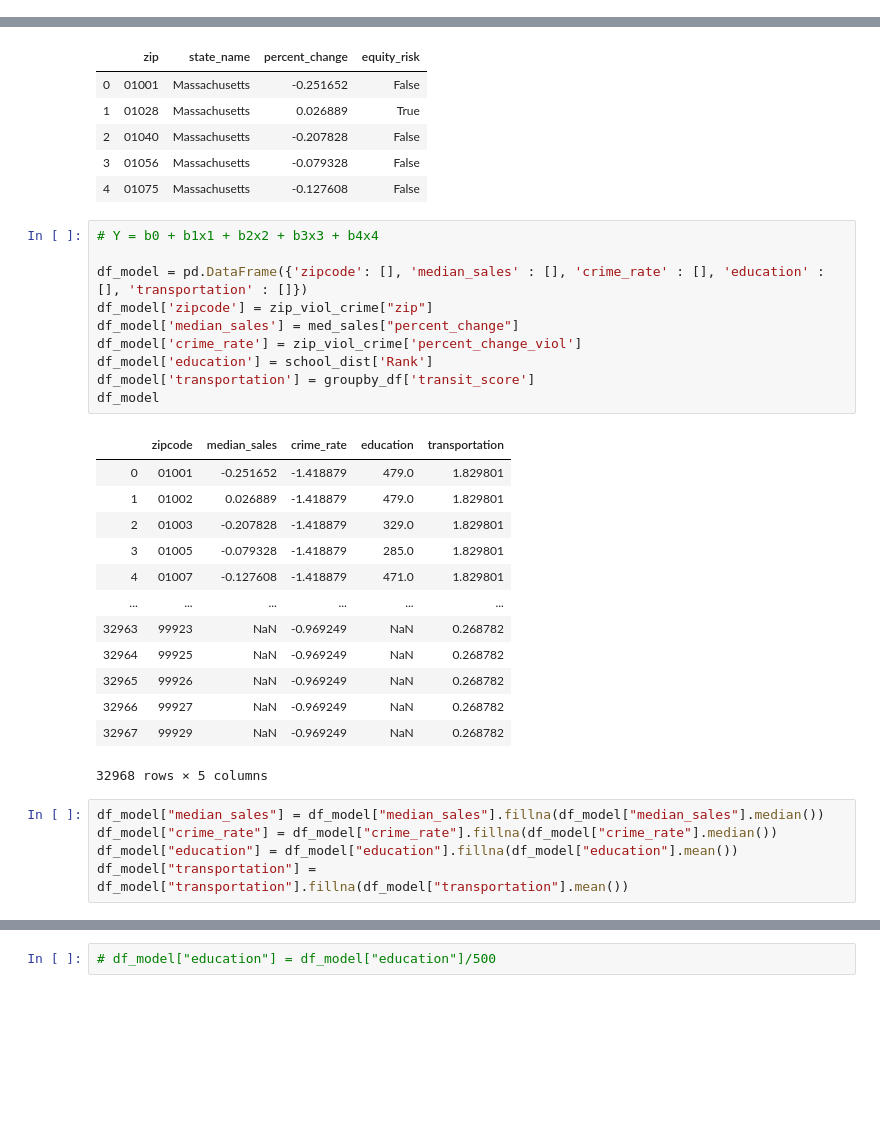
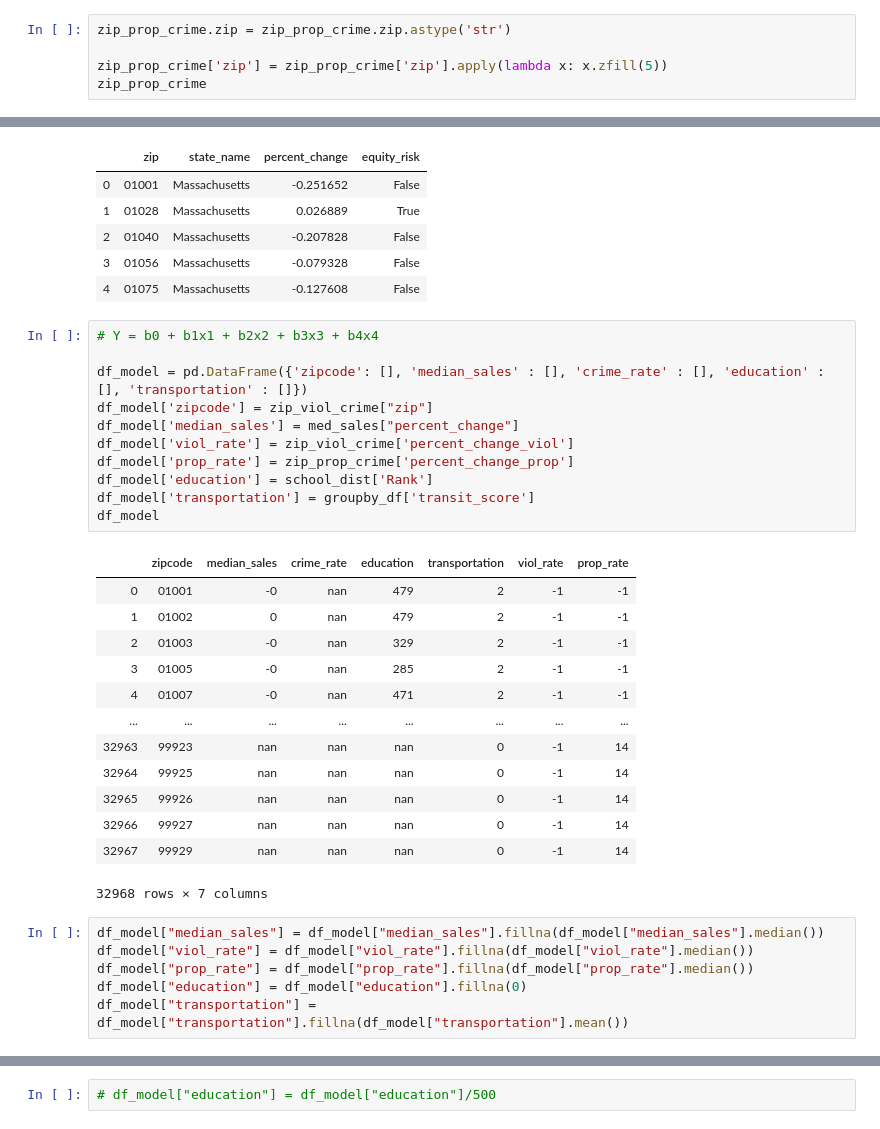
Before and after one commit to bishdj22/HomeSlice, a Jupyter notebook: Logistic_Regression_Model.ipynb, the cells around one changed output, grey strips where cells are left out. Saved outputs shown, nothing was run; the diff lists cells and outputs as text; blank space fills up the shorter version.

```diff
--- a/Logistic_Regression_Model.ipynb
+++ b/Logistic_Regression_Model.ipynb
@@ -402,3 +401,8 @@ zip_viol_crime
 | 32966 | 99927 | Alaska | 104.3 | 88.9 | 91.5 | 109.7 | 150.0 | 149.0 | 150.4 | 160.7 | ... | ... |
 | 32967 | 99929 | Alaska | 104.3 | 88.9 | 91.5 | 109.7 | 150.0 | 149.0 | 150.4 | 160.7 | ... | ... |
 32968 rows × 59 columns
+# %%
+zip_prop_crime.zip = zip_prop_crime.zip.astype('str')
+
+zip_prop_crime['zip'] = zip_prop_crime['zip'].apply(lambda x: x.zfill(5))
+zip_prop_crime
@@ -560,31 +578,33 @@ med_sales.head()
 # %%
 # Y = b0 + b1x1 + b2x2 + b3x3 + b4x4
 
 df_model = pd.DataFrame({'zipcode': [], 'median_sales' : [], 'crime_rate' : [], 'education' : [], 'transportation' : []})
 df_model['zipcode'] = zip_viol_crime["zip"]
 df_model['median_sales'] = med_sales["percent_change"]
-df_model['crime_rate'] = zip_viol_crime['percent_change_viol']
+df_model['viol_rate'] = zip_viol_crime['percent_change_viol']
+df_model['prop_rate'] = zip_prop_crime['percent_change_prop']
 df_model['education'] = school_dist['Rank']
 df_model['transportation'] = groupby_df['transit_score']
 df_model
 # %% [output]
-|  | zipcode | median_sales | crime_rate | education | transportation |
-| 0 | 01001 | -0.251652 | -1.418879 | 479.0 | 1.829801 |
-| 1 | 01002 | 0.026889 | -1.418879 | 479.0 | 1.829801 |
-| 2 | 01003 | -0.207828 | -1.418879 | 329.0 | 1.829801 |
-| 3 | 01005 | -0.079328 | -1.418879 | 285.0 | 1.829801 |
-| 4 | 01007 | -0.127608 | -1.418879 | 471.0 | 1.829801 |
-| ... | ... | ... | ... | ... | ... |
-| 32963 | 99923 | NaN | -0.969249 | NaN | 0.268782 |
-| 32964 | 99925 | NaN | -0.969249 | NaN | 0.268782 |
-| 32965 | 99926 | NaN | -0.969249 | NaN | 0.268782 |
-| 32966 | 99927 | NaN | -0.969249 | NaN | 0.268782 |
-| 32967 | 99929 | NaN | -0.969249 | NaN | 0.268782 |
+|  | zipcode | median_sales | crime_rate | education | transportation | viol_rate | prop_rate |
+| 0 | 01001 | -0 | nan | 479 | 2 | -1 | -1 |
+| 1 | 01002 | 0 | nan | 479 | 2 | -1 | -1 |
+| 2 | 01003 | -0 | nan | 329 | 2 | -1 | -1 |
+| 3 | 01005 | -0 | nan | 285 | 2 | -1 | -1 |
+| 4 | 01007 | -0 | nan | 471 | 2 | -1 | -1 |
+| ... | ... | ... | ... | ... | ... | ... | ... |
+| 32963 | 99923 | nan | nan | nan | 0 | -1 | 14 |
+| 32964 | 99925 | nan | nan | nan | 0 | -1 | 14 |
+| 32965 | 99926 | nan | nan | nan | 0 | -1 | 14 |
+| 32966 | 99927 | nan | nan | nan | 0 | -1 | 14 |
+| 32967 | 99929 | nan | nan | nan | 0 | -1 | 14 |
-32968 rows × 5 columns
+32968 rows × 7 columns
 # %%
 df_model["median_sales"] = df_model["median_sales"].fillna(df_model["median_sales"].median())
-df_model["crime_rate"] = df_model["crime_rate"].fillna(df_model["crime_rate"].median())
-df_model["education"] = df_model["education"].fillna(df_model["education"].mean())
+df_model["viol_rate"] = df_model["viol_rate"].fillna(df_model["viol_rate"].median())
+df_model["prop_rate"] = df_model["prop_rate"].fillna(df_model["prop_rate"].median())
+df_model["education"] = df_model["education"].fillna(0)
 df_model["transportation"] = df_model["transportation"].fillna(df_model["transportation"].mean())
 # %%
 df_model.head()
```
Also changed, not shown: parts of 37 cells of this notebook.
